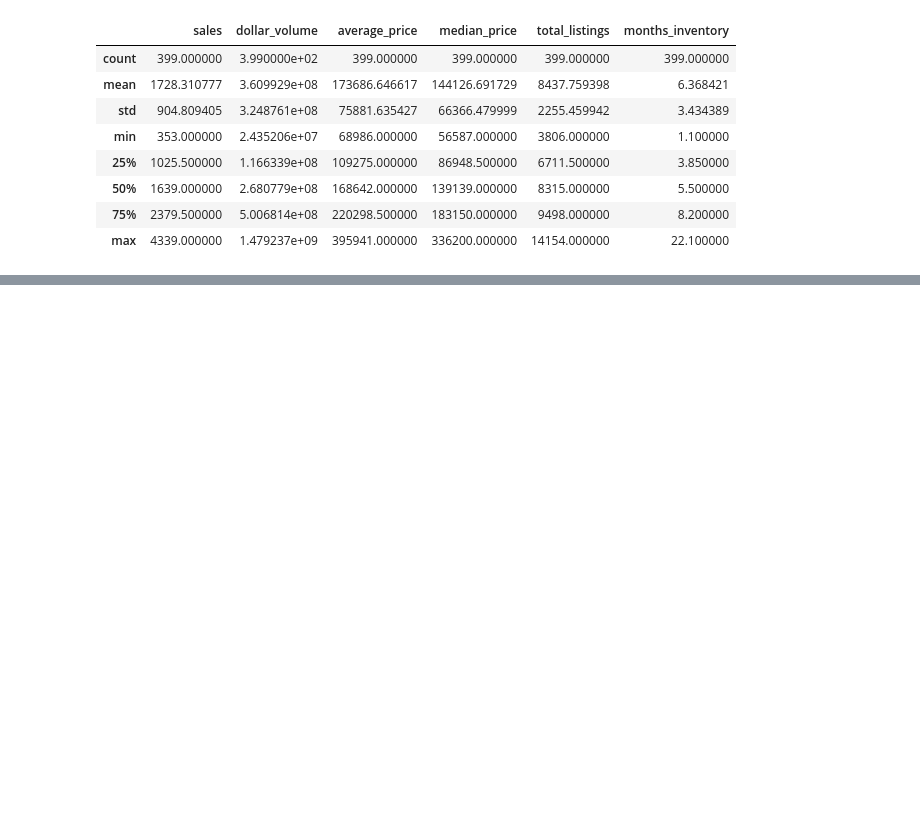
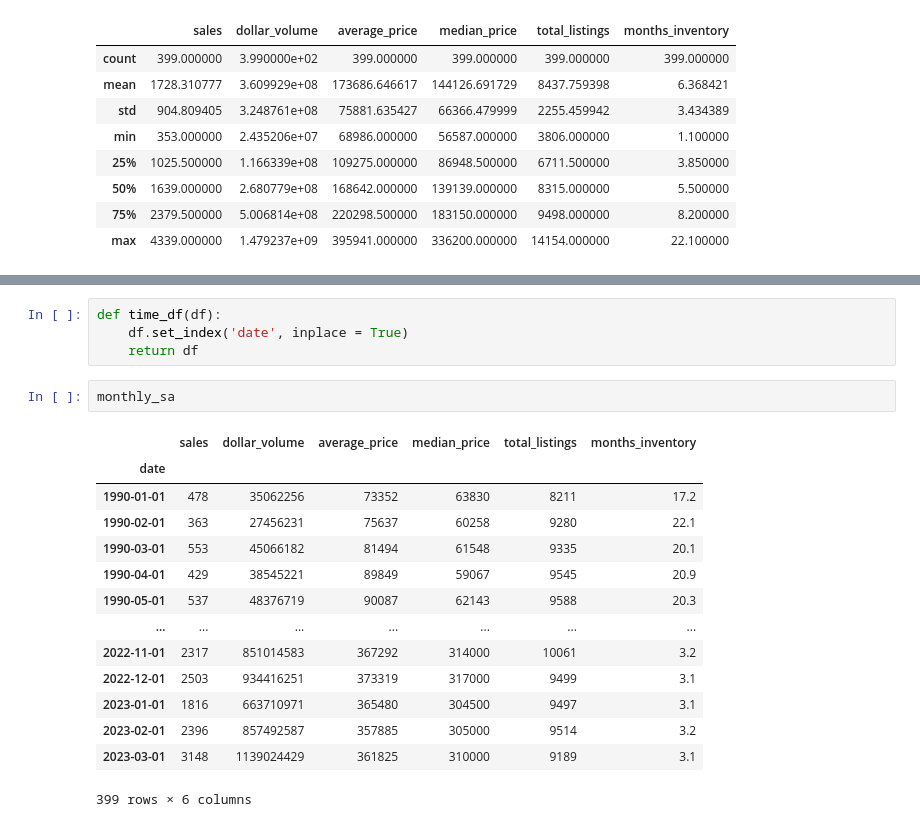
Before and after one commit to nicolas-angarita/texas_real_estate, a Jupyter notebook: explore_major_markets.ipynb, the cells around one changed output, grey strips where cells are left out. Saved outputs shown, nothing was run; the diff lists cells and outputs as text; blank space fills up the shorter version.

```diff
--- a/explore_major_markets.ipynb
+++ b/explore_major_markets.ipynb
@@ -145,0 +207,21 @@ monthly_sa.describe()
+# %%
+def time_df(df):
+    df.set_index('date', inplace = True)
+    return df
+# %%
+monthly_sa
+# %% [output]
+|  | sales | dollar_volume | average_price | median_price | total_listings | months_inventory |
+| date |  |  |  |  |  |  |
+| 1990-01-01 | 478 | 35062256 | 73352 | 63830 | 8211 | 17.2 |
+| 1990-02-01 | 363 | 27456231 | 75637 | 60258 | 9280 | 22.1 |
+| 1990-03-01 | 553 | 45066182 | 81494 | 61548 | 9335 | 20.1 |
+| 1990-04-01 | 429 | 38545221 | 89849 | 59067 | 9545 | 20.9 |
+| 1990-05-01 | 537 | 48376719 | 90087 | 62143 | 9588 | 20.3 |
+| ... | ... | ... | ... | ... | ... | ... |
+| 2022-11-01 | 2317 | 851014583 | 367292 | 314000 | 10061 | 3.2 |
+| 2022-12-01 | 2503 | 934416251 | 373319 | 317000 | 9499 | 3.1 |
+| 2023-01-01 | 1816 | 663710971 | 365480 | 304500 | 9497 | 3.1 |
+| 2023-02-01 | 2396 | 857492587 | 357885 | 305000 | 9514 | 3.2 |
+| 2023-03-01 | 3148 | 1139024429 | 361825 | 310000 | 9189 | 3.1 |
+399 rows × 6 columns
```
Also changed, not shown: parts of 29 cells of this notebook.
